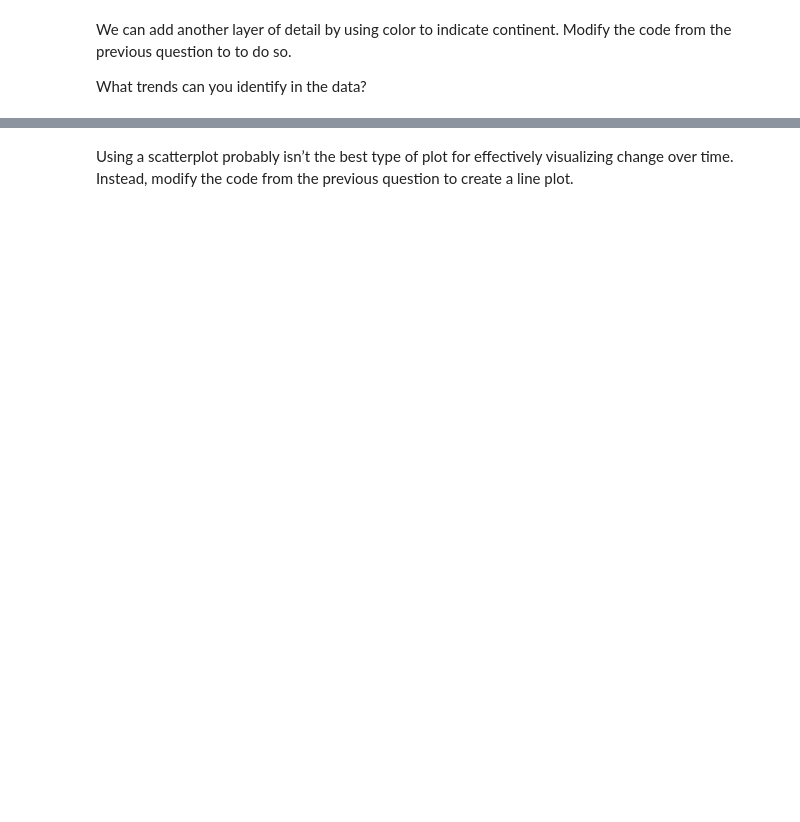
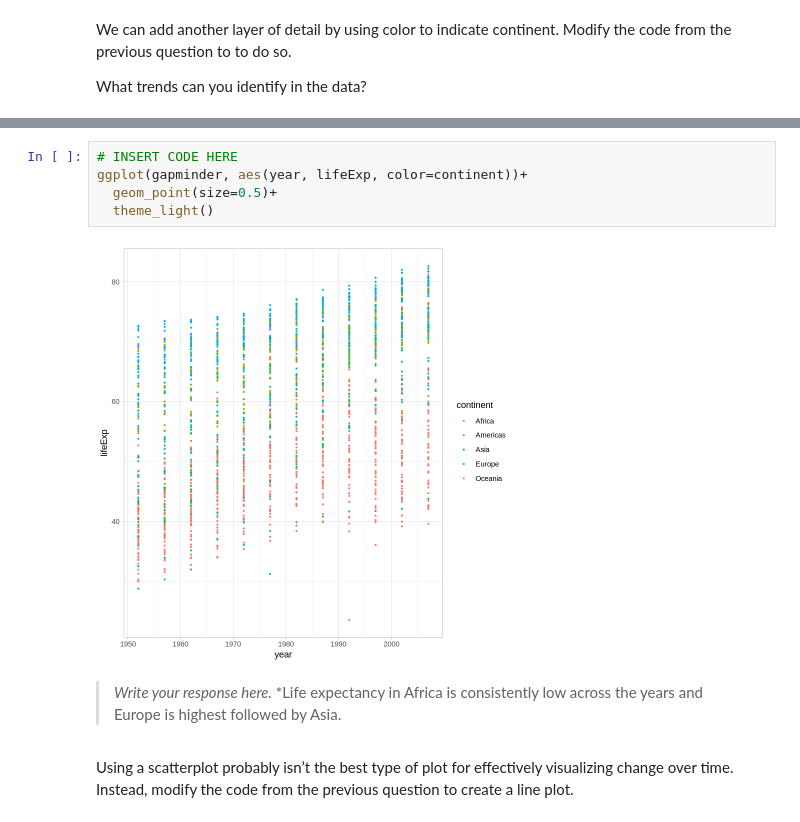
Before and after one commit to yadachi0002/Adachi_DSPN_S25, a Jupyter notebook: ExerciseSubmissions/ex5_visualization-as-analysis.ipynb, the cells around one changed output, grey strips where cells are left out. Saved outputs shown, nothing was run; the diff lists cells and outputs as text; blank space fills up the shorter version.

```diff
--- a/ExerciseSubmissions/ex5_visualization-as-analysis.ipynb
+++ b/ExerciseSubmissions/ex5_visualization-as-analysis.ipynb
@@ -29,3 +46,13 @@ What trends can you identify in the data?
+# %%
+# INSERT CODE HERE
+ggplot(gapminder, aes(year, lifeExp, color=continent))+
+  geom_point(size=0.5)+
+  theme_light()
+# %% [output]
+[figure, added]
+# %% [markdown]
+> *Write your response here.*
+> *Life expectancy in Africa is consistently low across the years and Europe is highest followed by Asia.
 # %% [markdown]
 Using a scatterplot probably isn’t the best type of plot for effectively visualizing change over time. Instead, modify the code from the previous question to create a line plot.
 # %%
```
Also changed, not shown: parts of 23 cells of this notebook.
